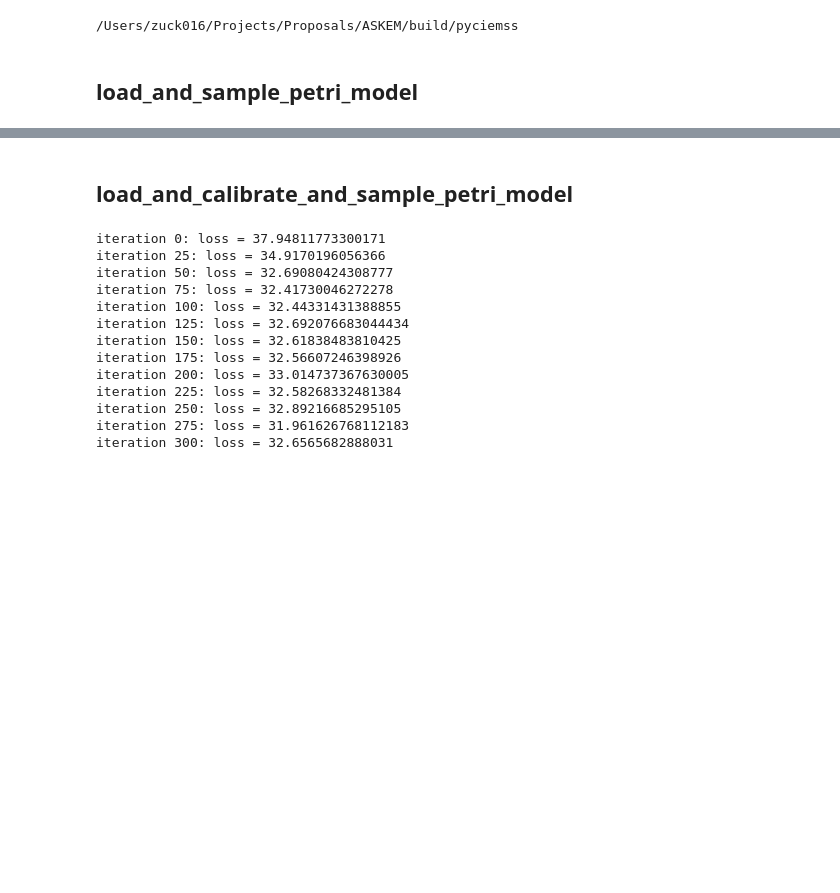
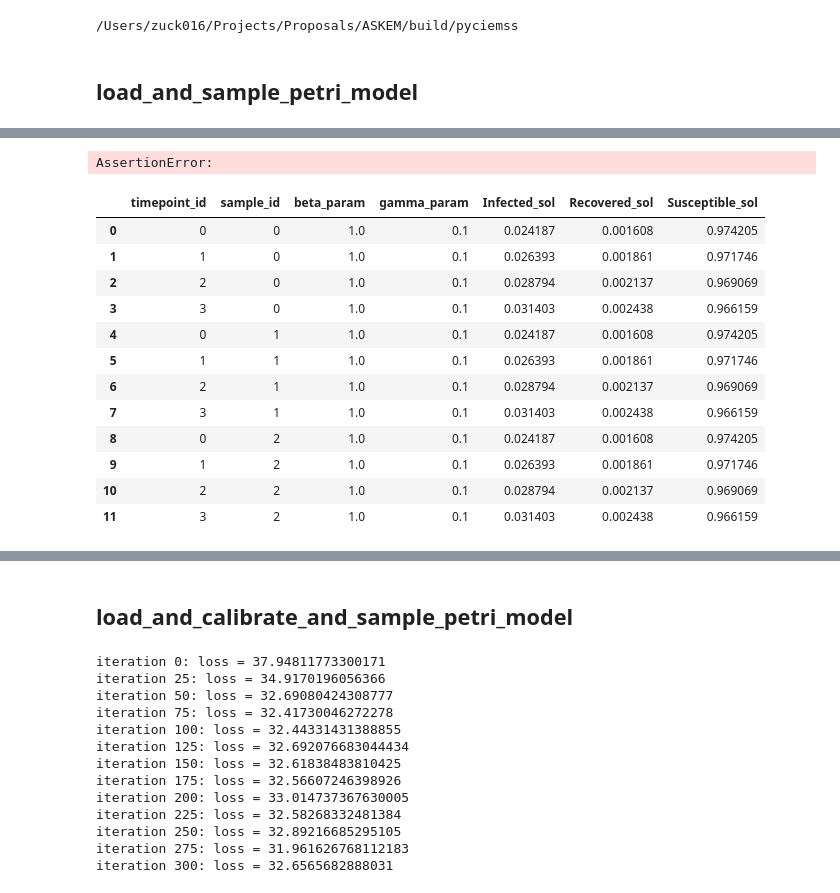
Before and after one commit to ciemss/pyciemss, a Jupyter notebook: notebook/integration_demo/demo.ipynb, the cells around one changed output, grey strips where cells are left out. Saved outputs shown, nothing was run; the diff lists cells and outputs as text; code cells hidden in the pictures; blank space fills up the shorter version.

```diff
--- a/notebook/integration_demo/demo.ipynb
+++ b/notebook/integration_demo/demo.ipynb
@@ -29,3 +51,9 @@ samples.to_csv(os.path.join(DEMO_PATH, "results_petri/sample_results.csv"), inde
+# %%
+# Run sampling w/o an intervention
+# intervention is an iterable (e.g. list) of tuples of the form (timepoint: float, parameter: str, value: float)
+interventions = [(1.1, "beta", 1.0), (2.1, "gamma", 0.1), (1.3, "beta", 2.0), (1.4, "gamma", 0.3)]
+timepoints = [0.5, 1.0, 2.0, 3.0, 4.0]
+num_samples = 3
 # %%
 from pyciemss.PetriNetODE.interfaces import load_petri_model, intervene
 from pyciemss.PetriNetODE.base import get_name
@@ -286,0 +222,51 @@ assign_parameters_to_timepoints(interventions, timepoints, initial_values)
+# %%
+from pyciemss.utils.interface_utils import convert_to_output_format
+intervened_samples = {
+            'beta': tensor([0.0263, 0.0271, 0.0246]),
+            'gamma': tensor([0.1308, 0.1342, 0.1359]),
+            'Infected_sol': tensor([[  0.9491,   0.9008,   3.5336,  22.6421, 132.3466],
+                                    [  0.9478,   0.8984,   3.5195,  22.5536, 131.8928],
+                                    [  0.9459,   0.8946,   3.5016,  22.4412, 131.3172]]),
+            'Recovered_sol': tensor([[0.0637, 0.1242, 0.5759, 1.6780, 8.0082],
+                                     [0.0653, 0.1273, 0.5787, 1.6764, 7.9834],
+                                     [0.0661, 0.1286, 0.5784, 1.6706, 7.9482]]),
+            'Susceptible_sol': tensor([[999.9871, 999.9746, 996.8905, 976.6799, 860.6453],
+                                       [999.9868, 999.9745, 996.9033, 976.7705, 861.1242],
+                                       [999.9880, 999.9767, 996.9209, 976.8878, 861.7342]])}
+df = convert_to_output_format(intervened_samples, timepoints, interventions)
+df2 = pd.read_csv('test/test_utils/expected_output_format.csv')
+assert df2.equals(convert_to_output_format(intervened_samples, timepoints, interventions))
+
+import pandas as pd
+# %% [output]
+AssertionError:
+# %%
+
+self_initial_time = 0.0
+initial_state = {
+            "Susceptible": 0.99,
+            "Infected": 0.01,
+            "Recovered": 0.0,
+}
+timepoints = [1.0, 1.1, 1.2, 1.3]
+
+interventions=[(1e-6, "beta", 1.0), (2e-6, "gamma", 0.1)]
+ASKENET_PATH = "https://raw.githubusercontent.com/DARPA-ASKEM/Model-Representations/main/petrinet/examples/sir_typed.json"
+
+intervened_samples = load_and_sample_petri_model(ASKENET_PATH, num_samples, timepoints, interventions=self_interventions, start_state=initial_state)
+intervened_samples.to_csv('test/test_petrinet_ode/expected_intervened_samples.csv', index=False)
+intervened_samples
+# %% [output]
+|  | timepoint_id | sample_id | beta_param | gamma_param | Infected_sol | Recovered_sol | Susceptible_sol |
+| 0 | 0 | 0 | 1.0 | 0.1 | 0.024187 | 0.001608 | 0.974205 |
+| 1 | 1 | 0 | 1.0 | 0.1 | 0.026393 | 0.001861 | 0.971746 |
+| 2 | 2 | 0 | 1.0 | 0.1 | 0.028794 | 0.002137 | 0.969069 |
+| 3 | 3 | 0 | 1.0 | 0.1 | 0.031403 | 0.002438 | 0.966159 |
+| 4 | 0 | 1 | 1.0 | 0.1 | 0.024187 | 0.001608 | 0.974205 |
+| 5 | 1 | 1 | 1.0 | 0.1 | 0.026393 | 0.001861 | 0.971746 |
+| 6 | 2 | 1 | 1.0 | 0.1 | 0.028794 | 0.002137 | 0.969069 |
+| 7 | 3 | 1 | 1.0 | 0.1 | 0.031403 | 0.002438 | 0.966159 |
+| 8 | 0 | 2 | 1.0 | 0.1 | 0.024187 | 0.001608 | 0.974205 |
+| 9 | 1 | 2 | 1.0 | 0.1 | 0.026393 | 0.001861 | 0.971746 |
+| 10 | 2 | 2 | 1.0 | 0.1 | 0.028794 | 0.002137 | 0.969069 |
+| 11 | 3 | 2 | 1.0 | 0.1 | 0.031403 | 0.002438 | 0.966159 |
```
Also changed, not shown: parts of 35 cells of this notebook, 5 other files.
